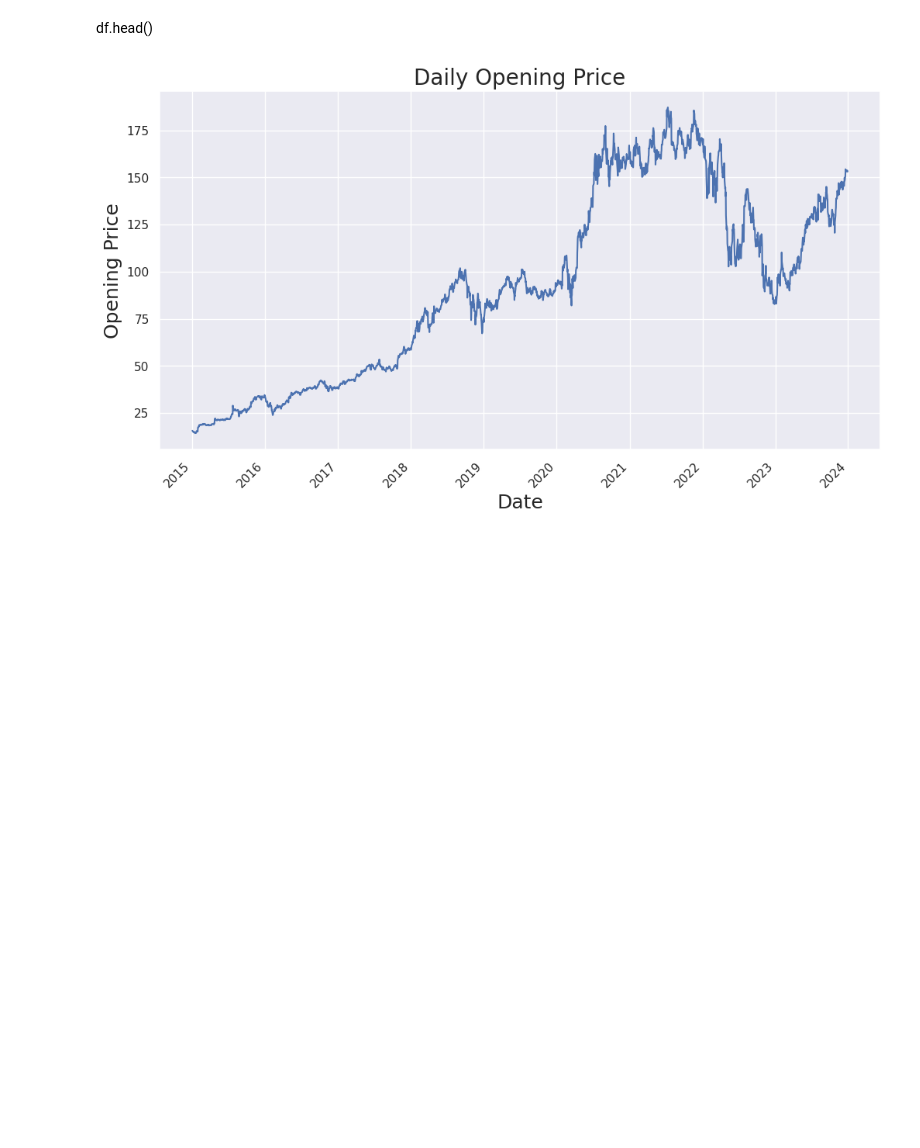
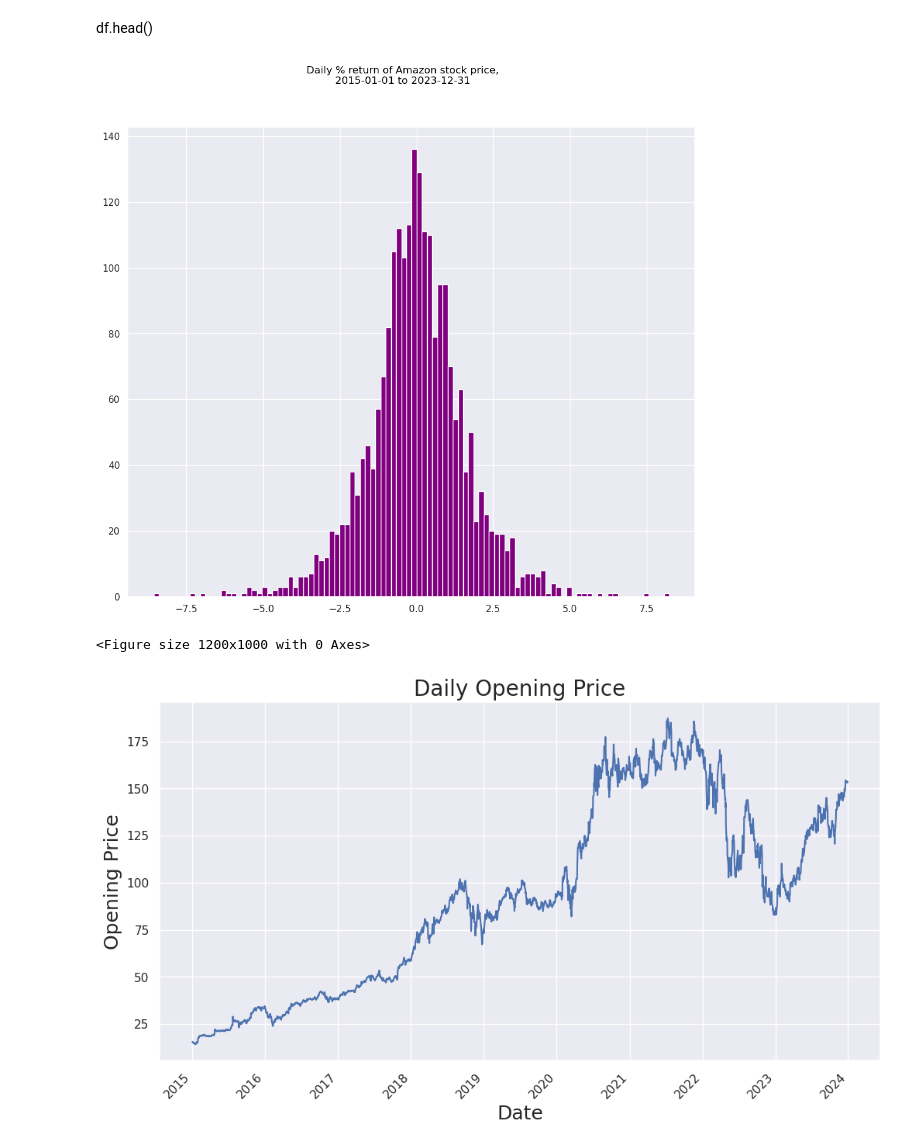
Before and after one commit to pb1977/aws_ml_capstone, a Jupyter notebook: FINAL.ipynb, the cells around one changed output. Drawn from its saved outputs; the diff is of its cells as text; code cells hidden in the pictures; blank space fills up the shorter version.

```diff
--- a/FINAL.ipynb
+++ b/FINAL.ipynb
@@ -112,6 +114,20 @@ Name: Stock Splits, Length: 2264, dtype: float64
 df.head()
 # %%
 eda = df.copy()
+# %%
+eda['Daily Returns'] = eda.loc[:,'Close']/eda.loc[:,'Open']-1
+eda['Daily Returns'] = eda['Daily Returns'].apply(lambda x: x * 100)
+# %%
+import matplotlib.pyplot as plt
+plt.figure(figsize=(12,10))
+eda['Daily Returns'].hist(bins=100,color='purple')
+plt.suptitle('Daily % return of Amazon stock price,\n2015-01-01 to 2023-12-31', fontsize=12, color='black')
+plt.grid(True)
+plt.figure(figsize=(12,10))
+plt.show()
+# %% [output]
+[figure, added]
+<Figure size 1200x1000 with 0 Axes>
 # %%
 plt.figure(figsize=(12,6))
 plt.xticks(rotation=45, ha='right')
```
Also changed, not shown: parts of 13 cells of this notebook.
